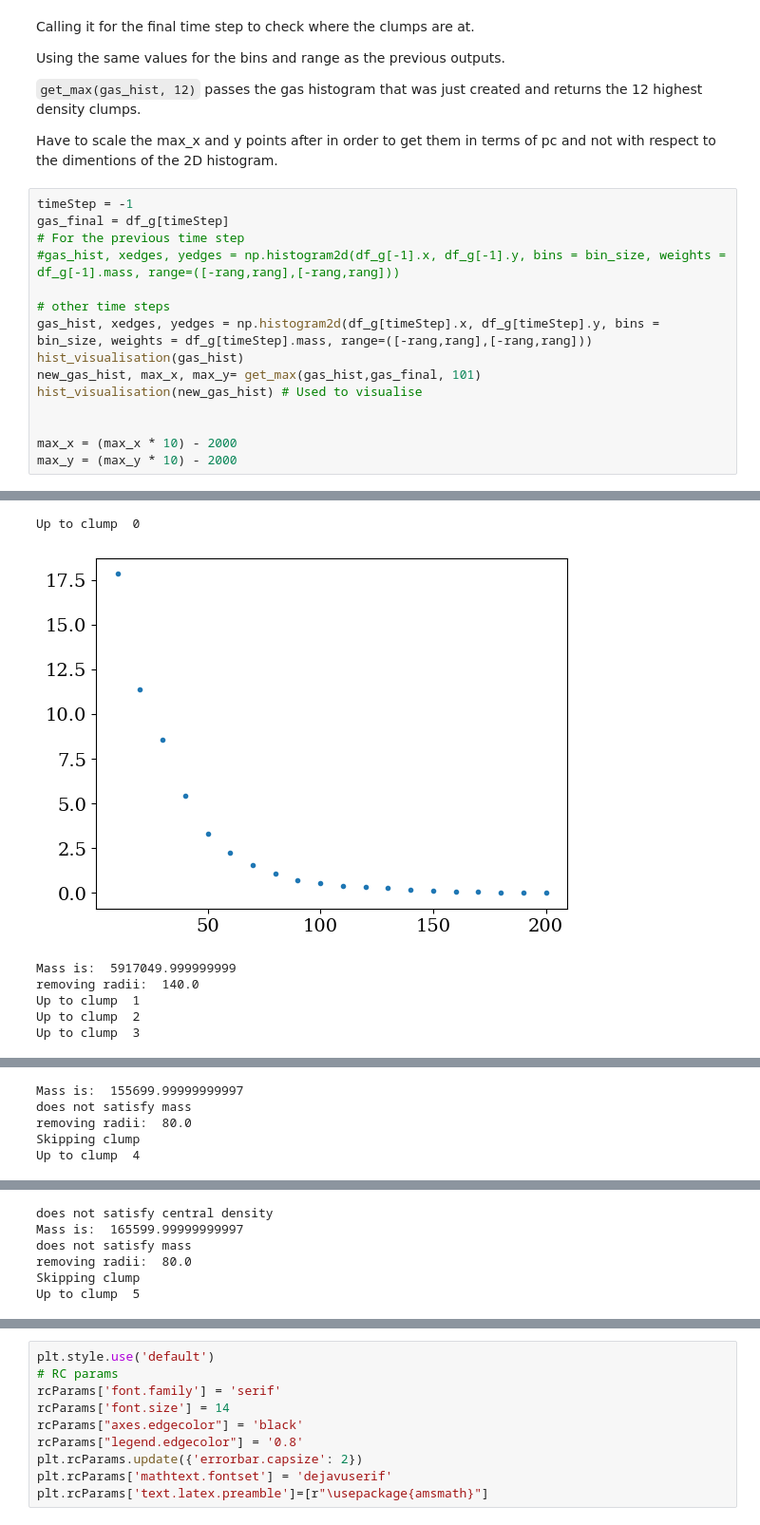
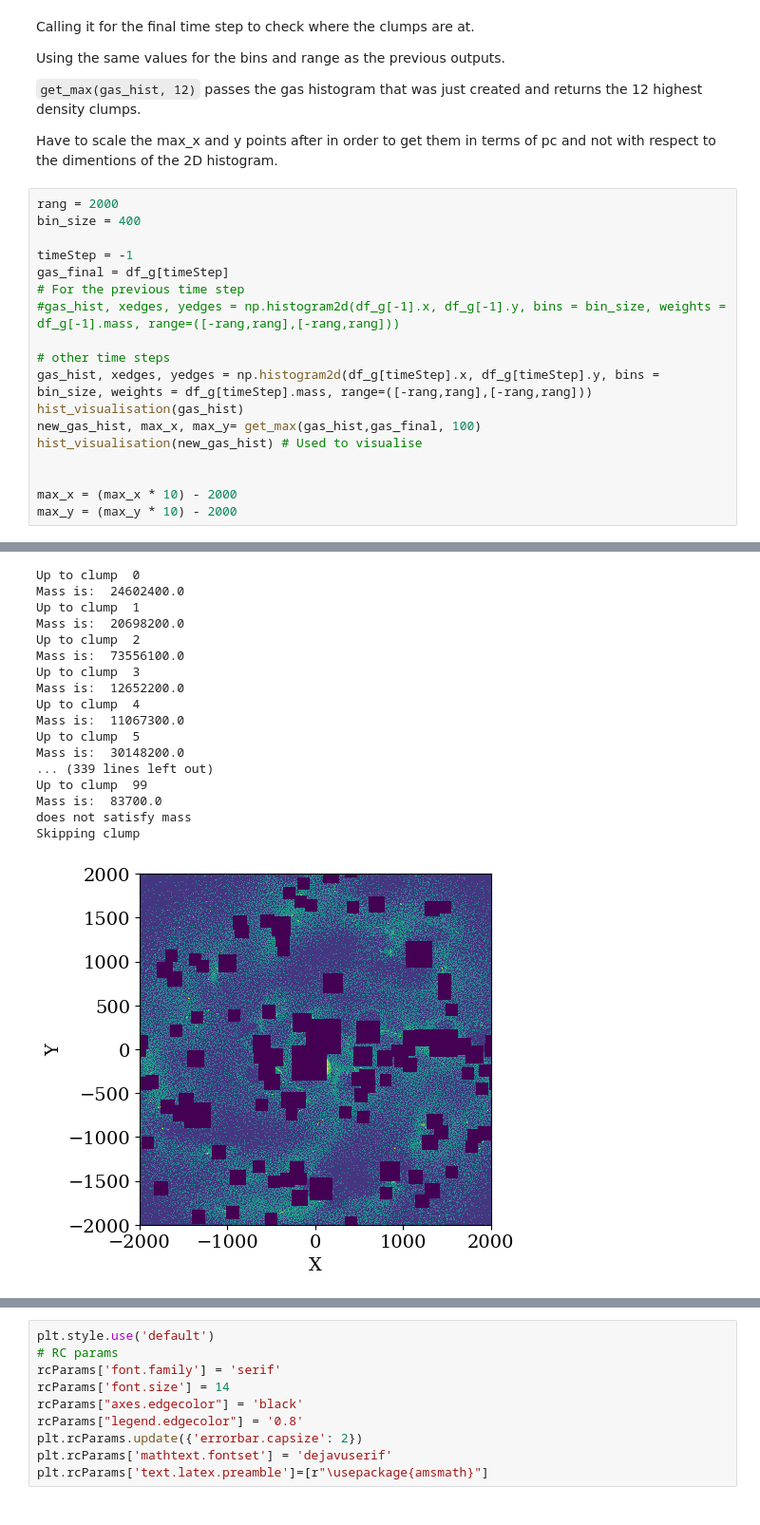
Before and after one commit to madeleine-mckenzie/mPhys, a Jupyter notebook: project_2/jupyter_scripts/2_phase_import3.ipynb, the cells around one changed output, grey strips where cells are left out. Shown at 95% size. Cells and saved outputs as stored; diff of their text form.

```diff
--- a/project_2/jupyter_scripts/2_phase_import3.ipynb
+++ b/project_2/jupyter_scripts/2_phase_import3.ipynb
@@ -366,6 +350,9 @@ Using the same values for the bins and range as the previous outputs.
 
 Have to scale the max_x and y points after in order to get them in terms of pc and not with respect to the dimentions of the 2D histogram.
 # %%
+rang = 2000
+bin_size = 400
+
 timeStep = -1
 gas_final = df_g[timeStep]
 # For the previous time step
@@ -374,7 +361,7 @@ gas_final = df_g[timeStep]
 # other time steps
 gas_hist, xedges, yedges = np.histogram2d(df_g[timeStep].x, df_g[timeStep].y, bins = bin_size, weights = df_g[timeStep].mass, range=([-rang,rang],[-rang,rang]))
 hist_visualisation(gas_hist)
-new_gas_hist, max_x, max_y= get_max(gas_hist,gas_final, 101)
+new_gas_hist, max_x, max_y= get_max(gas_hist,gas_final, 100)
 hist_visualisation(new_gas_hist) # Used to visualise
 
 
@@ -385,7 +372,18 @@ max_y = (max_y * 10) - 2000
 Up to clump  0
+Mass is:  24602400.0
+Up to clump  1
+Mass is:  20698200.0
+Up to clump  2
+Mass is:  73556100.0
+Up to clump  3
+Mass is:  12652200.0
+Up to clump  4
+Mass is:  11067300.0
+Up to clump  5
+Mass is:  30148200.0
+... (339 lines left out)
+Up to clump  99
+Mass is:  83700.0
+does not satisfy mass
+Skipping clump
-[figure, old version]
+[figure, new version]
-Mass is:  5917049.999999999
-removing radii:  140.0
-Up to clump  1
-Up to clump  2
-Up to clump  3
@@ -393,5 +389,0 @@ Up to clump  3
-Mass is:  155699.99999999997
-does not satisfy mass
-removing radii:  80.0
-Skipping clump
-Up to clump  4
@@ -399,6 +389,0 @@ Up to clump  4
-does not satisfy central density
-Mass is:  165599.99999999997
-does not satisfy mass
-removing radii:  80.0
-Skipping clump
-Up to clump  5
```
Also changed, not shown: parts of 27 cells of this notebook.
